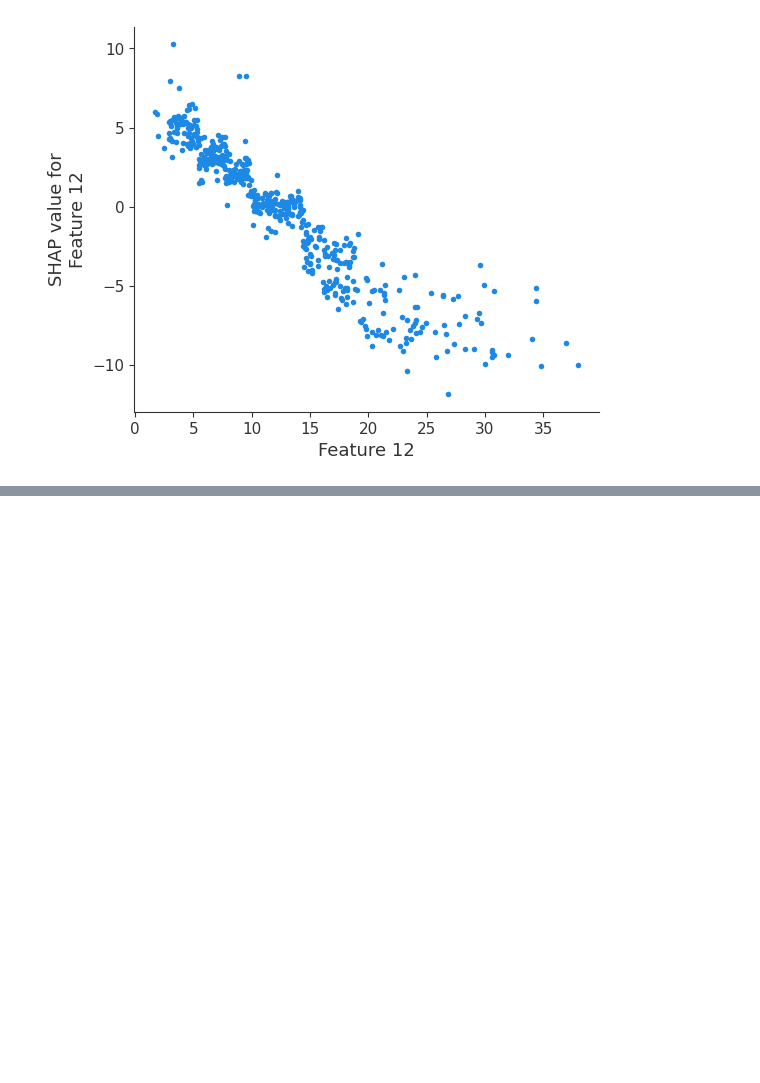
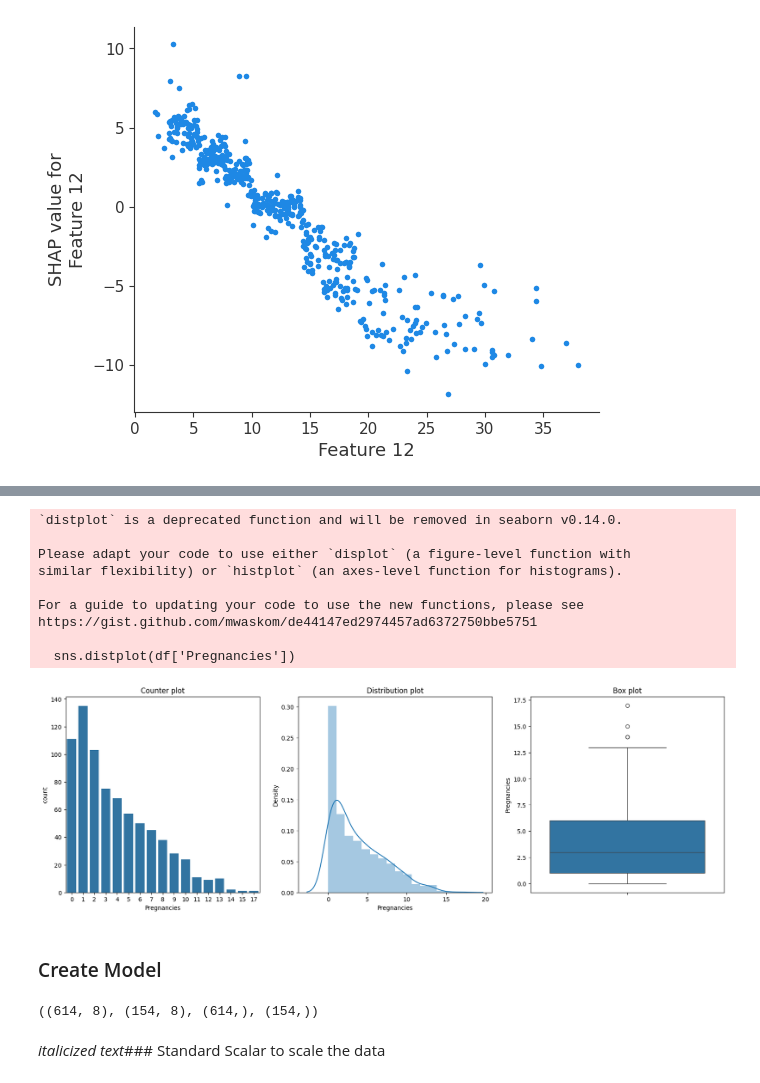
Before and after one commit to AliZandesh/Feature_Importance, a Jupyter notebook: Determining Feature Importance.ipynb, the cells around one changed output, grey strips where cells are left out. Saved outputs shown, nothing was run; the diff lists cells and outputs as text; code cells hidden in the pictures; blank space fills up the shorter version.

```diff
--- a/Determining Feature Importance.ipynb
+++ b/Determining Feature Importance.ipynb
@@ -1608,0 +1733,28 @@ shap.dependence_plot(12, shap_values, data, interaction_index=None)
+# %%
+plt.figure(figsize=(20,6))
+
+plt.subplot(1,3,1)
+plt.title('Counter plot')
+sns.countplot(x = 'Pregnancies',data=df)
+
+plt.subplot(1,3,2)
+plt.title('Distribution plot')
+sns.distplot(df['Pregnancies'])
+
+plt.subplot(1,3,3)
+plt.title('Box plot')
+sns.boxplot(y = df['Pregnancies'])
+plt.show()
+# %% [output]
+`distplot` is a deprecated function and will be removed in seaborn v0.14.0.
+
+Please adapt your code to use either `displot` (a figure-level function with
+similar flexibility) or `histplot` (an axes-level function for histograms).
+
+For a guide to updating your code to use the new functions, please see
+https://gist.github.com/mwaskom/de44147ed2974457ad6372750bbe5751
+
+  sns.distplot(df['Pregnancies'])
+[figure, added]
+# %% [markdown]
+### Create Model
@@ -1608,0 +1766,6 @@ shap.dependence_plot(12, shap_values, data, interaction_index=None)
+# %%
+X_train.shape, X_test.shape, y_train.shape, y_test.shape
+# %% [output]
+((614, 8), (154, 8), (614,), (154,))
+# %% [markdown]
+*italicized text*### Standard Scalar to scale the data
```
Also changed, not shown: parts of 30 cells of this notebook.
